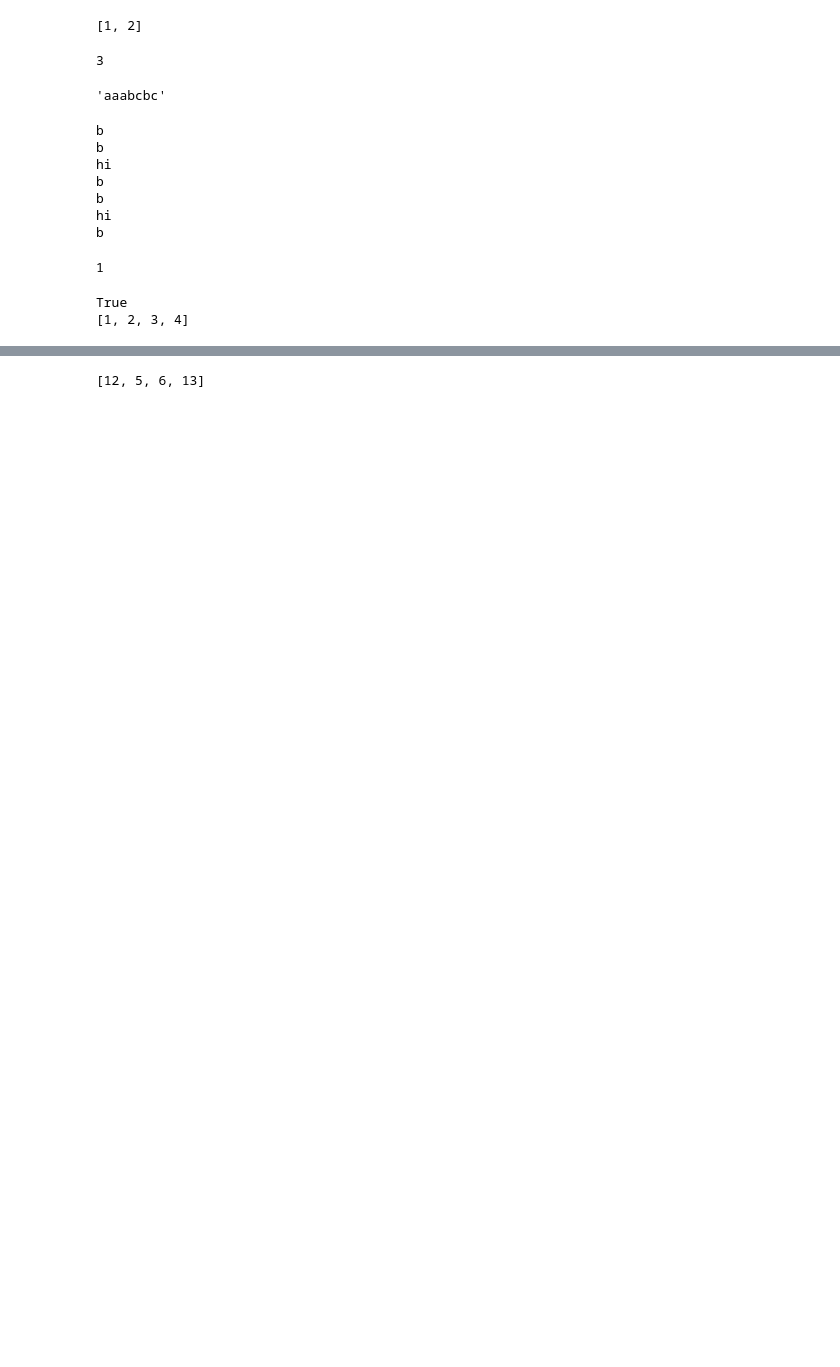
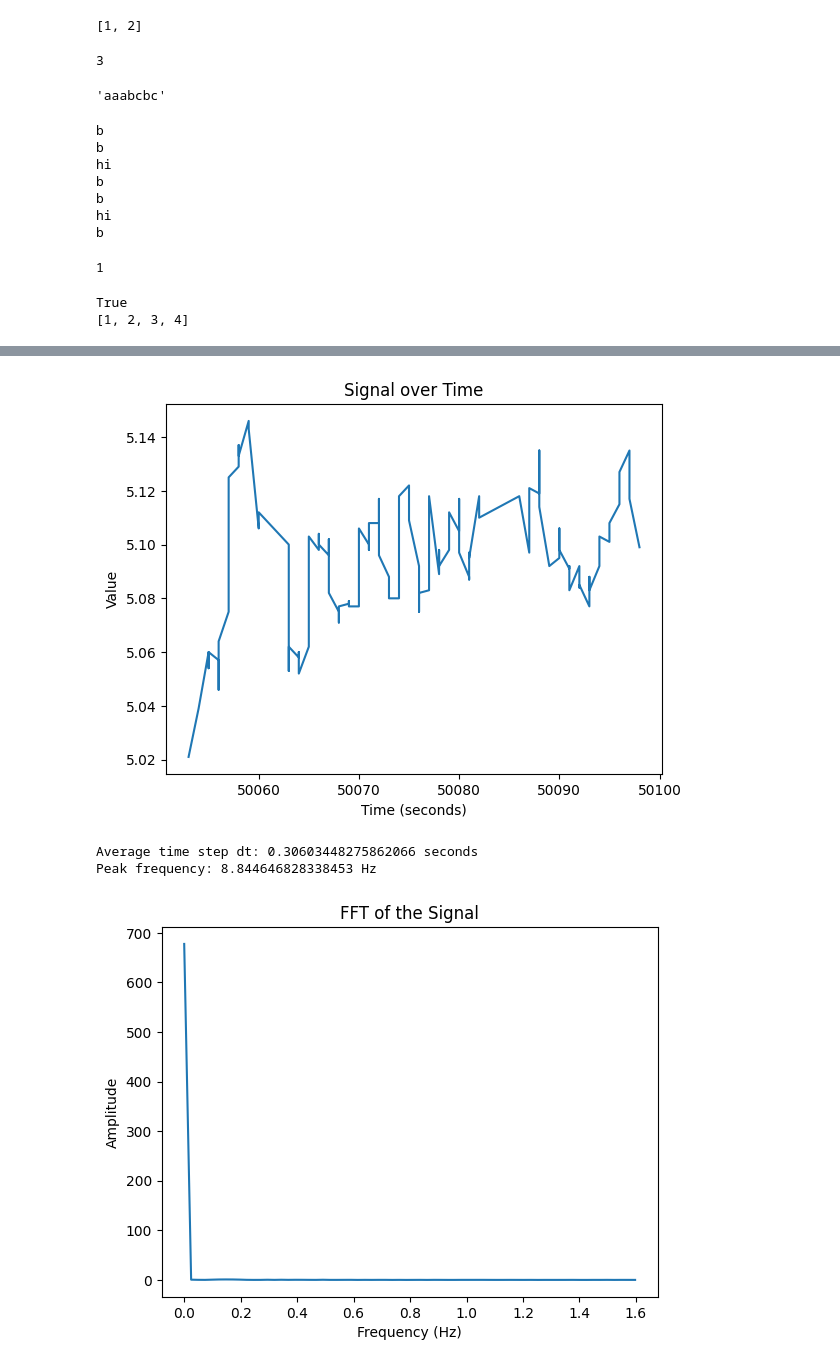
Before and after one commit to rtenacity/wearable-sensor, a Jupyter notebook: test.ipynb, the cells around one changed output, grey strips where cells are left out. Saved outputs shown, nothing was run; the diff lists cells and outputs as text; code cells hidden in the pictures; blank space fills up the shorter version.

```diff
--- a/test.ipynb
+++ b/test.ipynb
@@ -331,32 +222,48 @@ min_recolors
-# %%
-from typing import List
-code = [2,4,9,3]
-k = -2
-n = len(code)
-
-def decrypt(code: List[int], k: int):
-    curr_sum = 0
-
-    decoded = [0] * n
-
-    if k == 0:
-        return decoded
-
-    i = 0
-    for j in range(len(code) + abs(k)):
-        curr_sum += code[j % n]
-
-        if (j - i + 1) == abs(k):
-            if k < 0:
-                decoded[(j + 1) % n] = curr_sum
-            elif k > 0:
-                decoded[(i - 1) % n] = curr_sum
-
-            curr_sum -= code[i % n]
-            i+=1
-
-    return decoded
-
-decrypt(code, k)
-# %% [output]
-[12, 5, 6, 13]
+# %%
+import pandas as pd
+import numpy as np
+import matplotlib.pyplot as plt
+
+# Load the data
+data = pd.read_csv('data_log.csv')
+data['seconds'] = pd.to_timedelta(data['time']).dt.total_seconds()
+
+# Plot the signal starting from index 100
+plt.plot(data['seconds'][100:], data['value'][100:])
+plt.xlabel('Time (seconds)')
+plt.ylabel('Value')
+plt.title('Signal over Time')
+plt.show()
+
+# Calculate average time step
+dt = np.mean(np.diff(data['seconds']))
+print(f"Average time step dt: {dt} seconds")
+
+# Extract the signal
+signal = data['value'][100:]
+
+# Run FFT
+fft_result = np.fft.fft(signal)
+frequencies = np.fft.fftfreq(len(signal), d=dt)
+
+# Take only the positive part of the spectrum
+positive_freqs = frequencies[:len(frequencies)//2]
+positive_fft = np.abs(fft_result[:len(frequencies)//2])
+
+# Find the frequency with the maximum amplitude (ignoring DC if needed)
+idx = np.argmax(positive_fft[1:]) + 1
+peak_freq = positive_freqs[idx] * 60
+
+print(f"Peak frequency: {peak_freq} Hz")
+
+# Plot FFT result
+plt.plot(positive_freqs, positive_fft)
+plt.xlabel('Frequency (Hz)')
+plt.ylabel('Amplitude')
+plt.title('FFT of the Signal')
+plt.show()
+# %% [output]
+[figure, added]
+Average time step dt: 0.30603448275862066 seconds
+Peak frequency: 8.844646828338453 Hz
+[figure, added]
```
Also changed, not shown: parts of 5 cells of this notebook, 4 other files.
